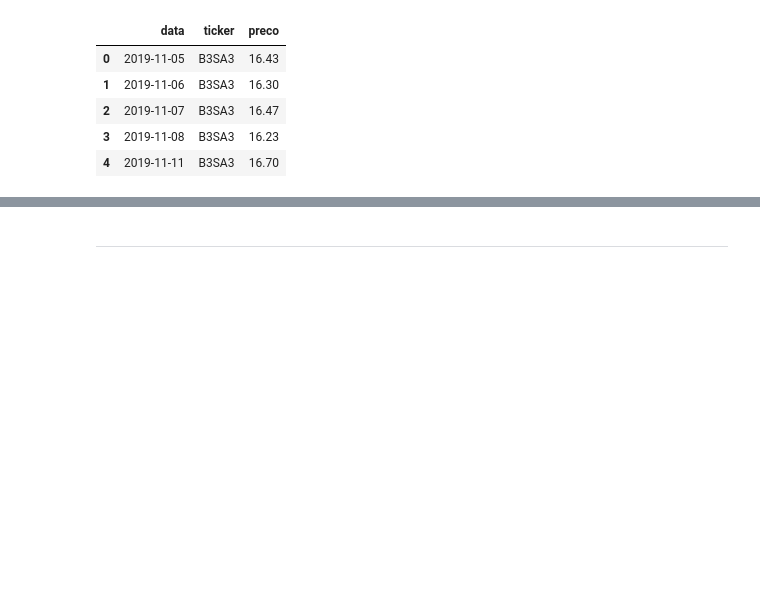
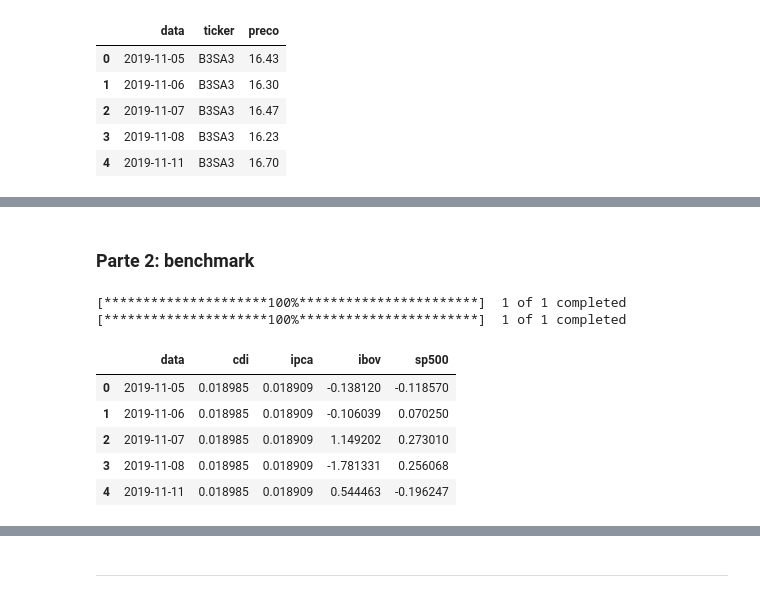
Before and after one commit to rknagao/b3-report, a Jupyter notebook: src/manutencao.ipynb, the cells around one changed output, grey strips where cells are left out. Cells and saved outputs as stored; diff of their text form; code cells hidden in the pictures; blank space fills up the shorter version.

```diff
--- a/src/manutencao.ipynb
+++ b/src/manutencao.ipynb
@@ -557,0 +412,19 @@ df_plot.head()
+# %% [markdown]
+### Parte 2: benchmark
+# %%
+df_bolsa['data'].min()
+
+
+df_benchmarks = all_benchmarks(start_date=df_bolsa['data'].min(),
+                               end_date=df_bolsa['data'].max())
+
+df_benchmarks.head()
+# %% [output]
+[*********************100%***********************]  1 of 1 completed
+[*********************100%***********************]  1 of 1 completed
+|  | data | cdi | ipca | ibov | sp500 |
+| 0 | 2019-11-05 | 0.018985 | 0.018909 | -0.138120 | -0.118570 |
+| 1 | 2019-11-06 | 0.018985 | 0.018909 | -0.106039 | 0.070250 |
+| 2 | 2019-11-07 | 0.018985 | 0.018909 | 1.149202 | 0.273010 |
+| 3 | 2019-11-08 | 0.018985 | 0.018909 | -1.781331 | 0.256068 |
+| 4 | 2019-11-11 | 0.018985 | 0.018909 | 0.544463 | -0.196247 |
```
Also changed, not shown: parts of 19 cells of this notebook.
